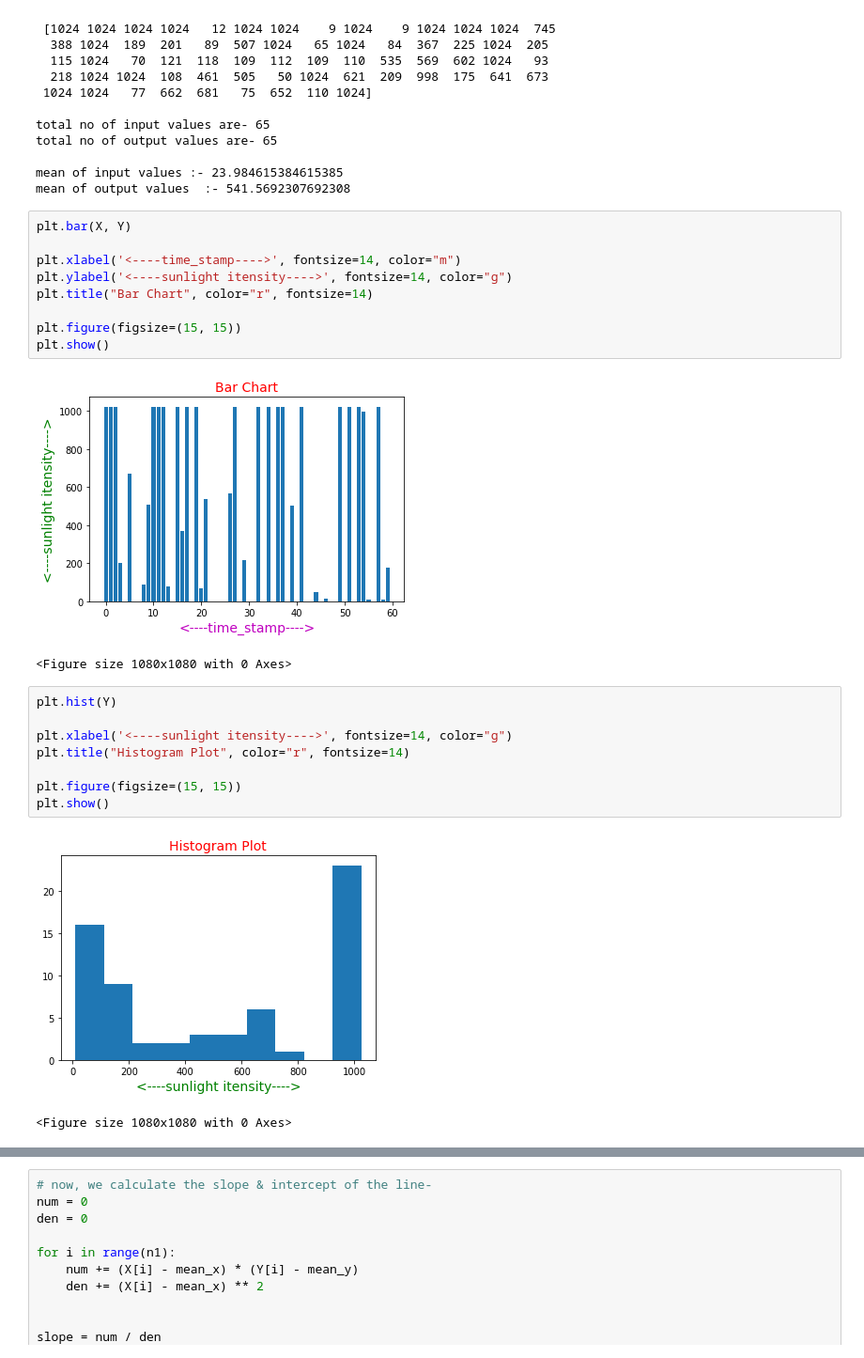
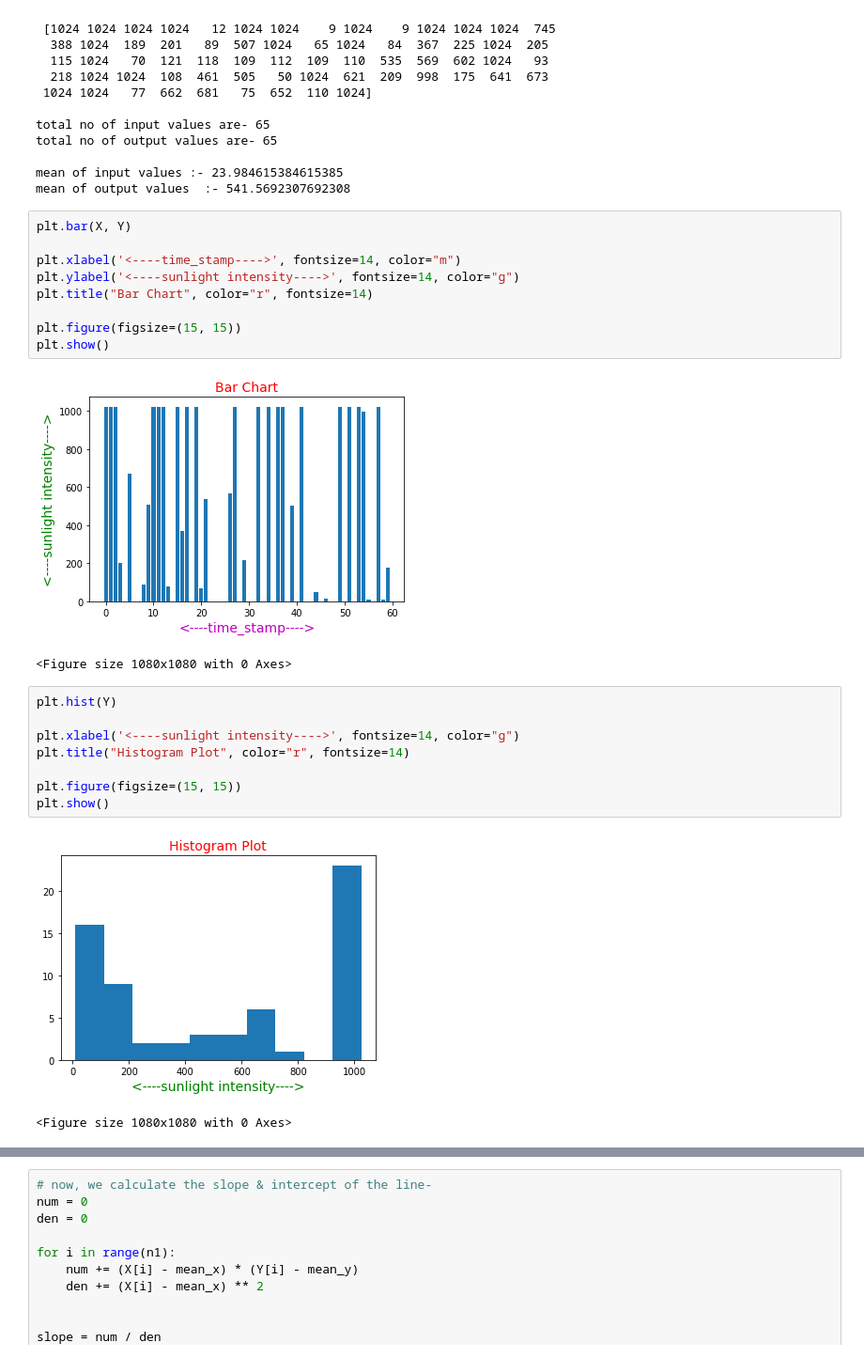
Before and after one commit to AmanKumar-99/Sunlight-Intensity-Monitoring-System, a Jupyter notebook: Sunlight Intensity Data Analysis.ipynb, the cells around one changed output, grey strips where cells are left out. Shown at 94% size. Cells and saved outputs as stored; diff of their text form.

```diff
--- a/Sunlight Intensity Data Analysis.ipynb
+++ b/Sunlight Intensity Data Analysis.ipynb
@@ -65,25 +65,25 @@ mean of output values  :- 541.5692307692308
 # %%
 plt.bar(X, Y)
 
 plt.xlabel('<----time_stamp---->', fontsize=14, color="m")
-plt.ylabel('<----sunlight itensity---->', fontsize=14, color="g")
+plt.ylabel('<----sunlight intensity---->', fontsize=14, color="g")
 plt.title("Bar Chart", color="r", fontsize=14)
 
 plt.figure(figsize=(15, 15))
 plt.show()
 # %% [output]
-[figure, old version]
+[figure, new version]
 <Figure size 1080x1080 with 0 Axes>
 # %%
 plt.hist(Y)
 
-plt.xlabel('<----sunlight itensity---->', fontsize=14, color="g")
+plt.xlabel('<----sunlight intensity---->', fontsize=14, color="g")
 plt.title("Histogram Plot", color="r", fontsize=14)
 
 plt.figure(figsize=(15, 15))
 plt.show()
 # %% [output]
-[figure, old version]
+[figure, new version]
 <Figure size 1080x1080 with 0 Axes>
 # %%
 plt.scatter(X, Y, color="m")
```
Also changed, not shown: parts of 2 cells of this notebook.
